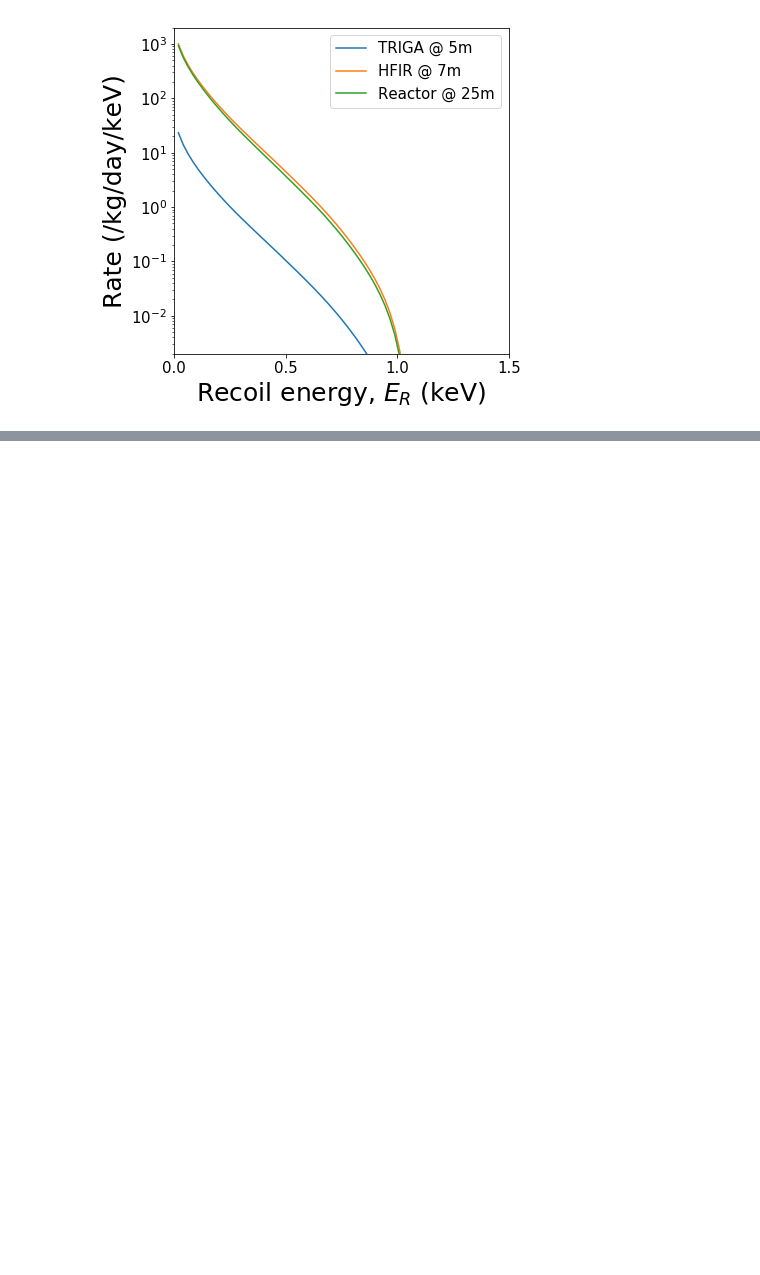
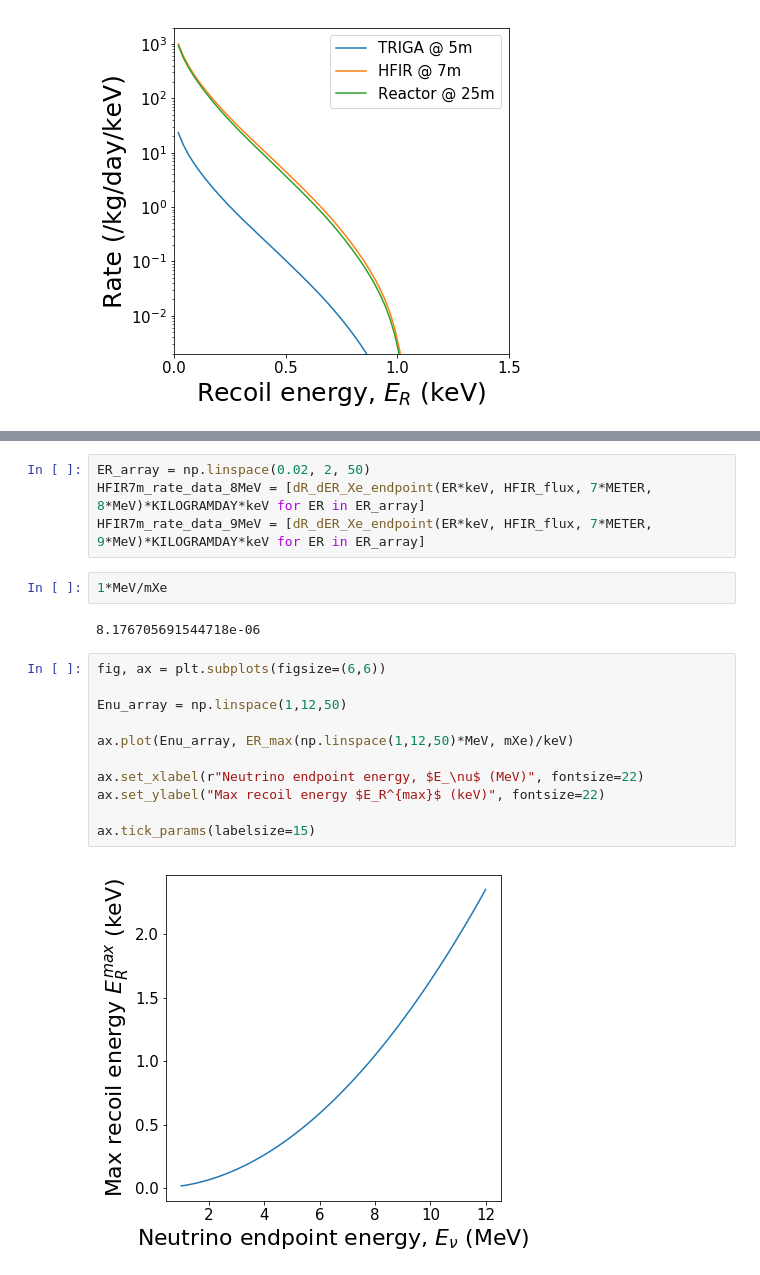
Before and after one commit to RitterCat/reactor-nu-cevns, a Jupyter notebook: cevns_rate.ipynb, the cells around one changed output, grey strips where cells are left out. Drawn from its saved outputs; the diff is of its cells as text; blank space fills up the shorter version.

```diff
--- a/cevns_rate.ipynb
+++ b/cevns_rate.ipynb
@@ -182,0 +205,21 @@ HFIR @ 7m with different thresholds:
+# %%
+ER_array = np.linspace(0.02, 2, 50)
+HFIR7m_rate_data_8MeV = [dR_dER_Xe_endpoint(ER*keV, HFIR_flux, 7*METER, 8*MeV)*KILOGRAMDAY*keV for ER in ER_array]
+HFIR7m_rate_data_9MeV = [dR_dER_Xe_endpoint(ER*keV, HFIR_flux, 7*METER, 9*MeV)*KILOGRAMDAY*keV for ER in ER_array]
+# %%
+1*MeV/mXe
+# %% [output]
+8.176705691544718e-06
+# %%
+fig, ax = plt.subplots(figsize=(6,6))
+
+Enu_array = np.linspace(1,12,50)
+
+ax.plot(Enu_array, ER_max(np.linspace(1,12,50)*MeV, mXe)/keV)
+
+ax.set_xlabel(r"Neutrino endpoint energy, $E_\nu$ (MeV)", fontsize=22)
+ax.set_ylabel("Max recoil energy $E_R^{max}$ (keV)", fontsize=22)
+
+ax.tick_params(labelsize=15)
+# %% [output]
+[figure, added]
```
Also changed, not shown: parts of 9 cells of this notebook, 2 other files.
